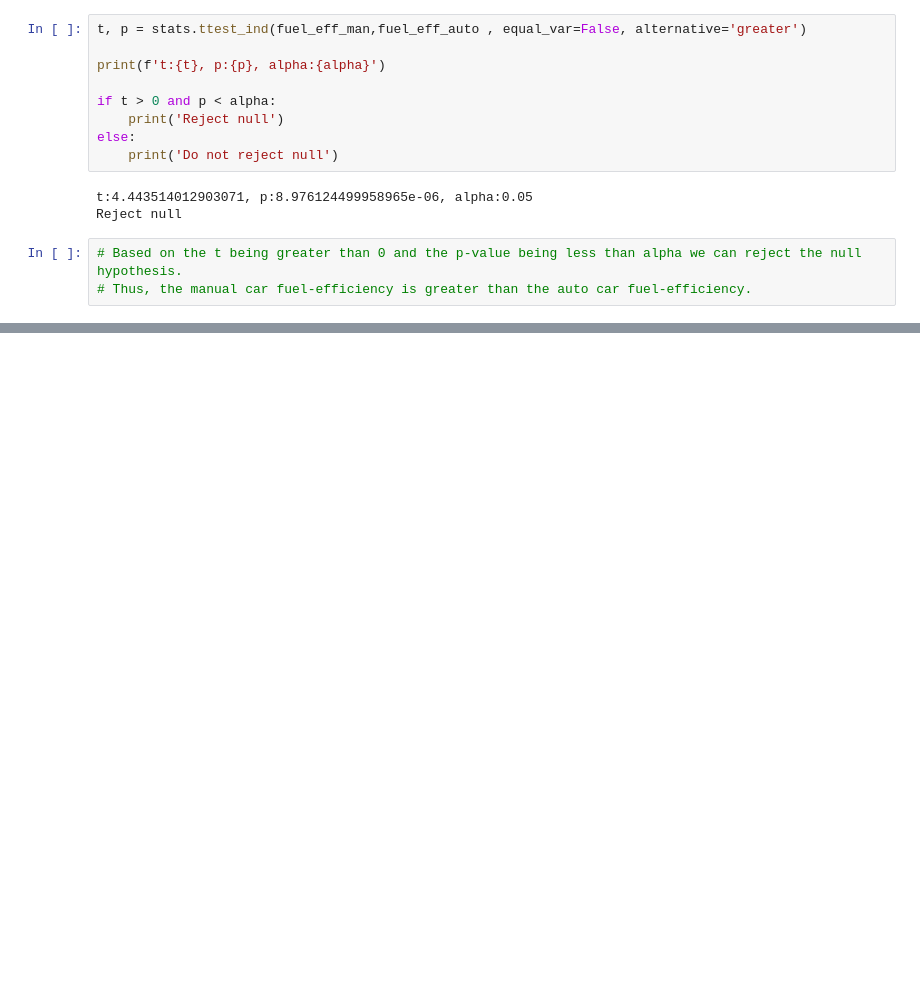
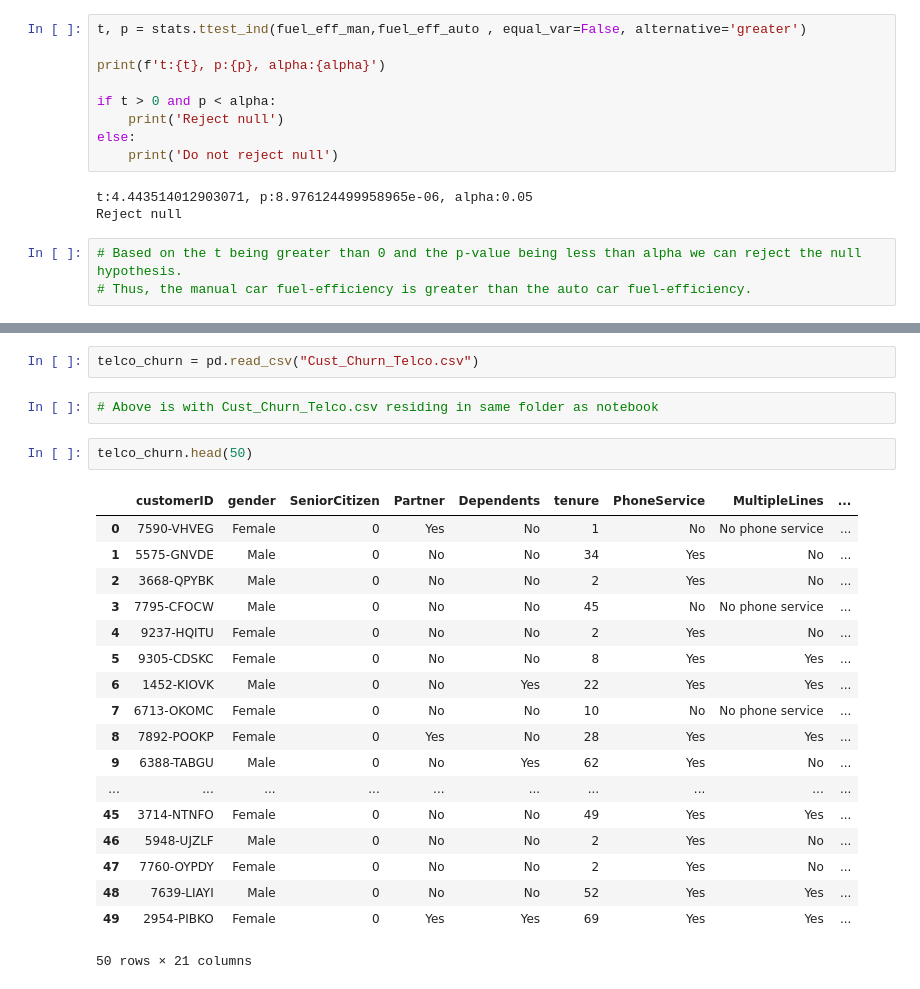
Before and after one commit to watermanbrandyn/statistics-exercises, a Jupyter notebook: hypothesis_testing.ipynb, the cells around one changed output, grey strips where cells are left out. Saved outputs shown, nothing was run; the diff lists cells and outputs as text; blank space fills up the shorter version.

```diff
--- a/hypothesis_testing.ipynb
+++ b/hypothesis_testing.ipynb
@@ -251,0 +266,25 @@ Reject null
+# %%
+telco_churn = pd.read_csv("Cust_Churn_Telco.csv")
+# %%
+# Above is with Cust_Churn_Telco.csv residing in same folder as notebook
+# %%
+telco_churn.head(50)
+# %% [output]
+|  | customerID | gender | SeniorCitizen | Partner | Dependents | tenure | PhoneService | MultipleLines | ... |
+| 0 | 7590-VHVEG | Female | 0 | Yes | No | 1 | No | No phone service | ... |
+| 1 | 5575-GNVDE | Male | 0 | No | No | 34 | Yes | No | ... |
+| 2 | 3668-QPYBK | Male | 0 | No | No | 2 | Yes | No | ... |
+| 3 | 7795-CFOCW | Male | 0 | No | No | 45 | No | No phone service | ... |
+| 4 | 9237-HQITU | Female | 0 | No | No | 2 | Yes | No | ... |
+| 5 | 9305-CDSKC | Female | 0 | No | No | 8 | Yes | Yes | ... |
+| 6 | 1452-KIOVK | Male | 0 | No | Yes | 22 | Yes | Yes | ... |
+| 7 | 6713-OKOMC | Female | 0 | No | No | 10 | No | No phone service | ... |
+| 8 | 7892-POOKP | Female | 0 | Yes | No | 28 | Yes | Yes | ... |
+| 9 | 6388-TABGU | Male | 0 | No | Yes | 62 | Yes | No | ... |
+| ... | ... | ... | ... | ... | ... | ... | ... | ... | ... |
+| 45 | 3714-NTNFO | Female | 0 | No | No | 49 | Yes | Yes | ... |
+| 46 | 5948-UJZLF | Male | 0 | No | No | 2 | Yes | No | ... |
+| 47 | 7760-OYPDY | Female | 0 | No | No | 2 | Yes | No | ... |
+| 48 | 7639-LIAYI | Male | 0 | No | No | 52 | Yes | Yes | ... |
+| 49 | 2954-PIBKO | Female | 0 | Yes | Yes | 69 | Yes | Yes | ... |
+50 rows × 21 columns
```
Also changed, not shown: parts of 28 cells of this notebook.
